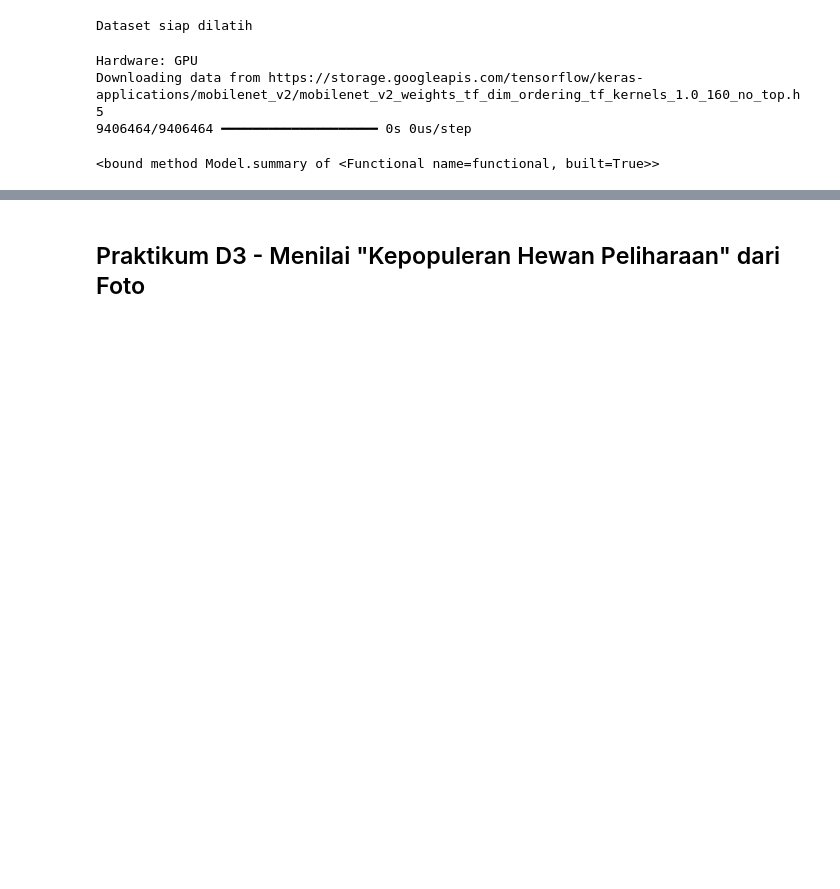
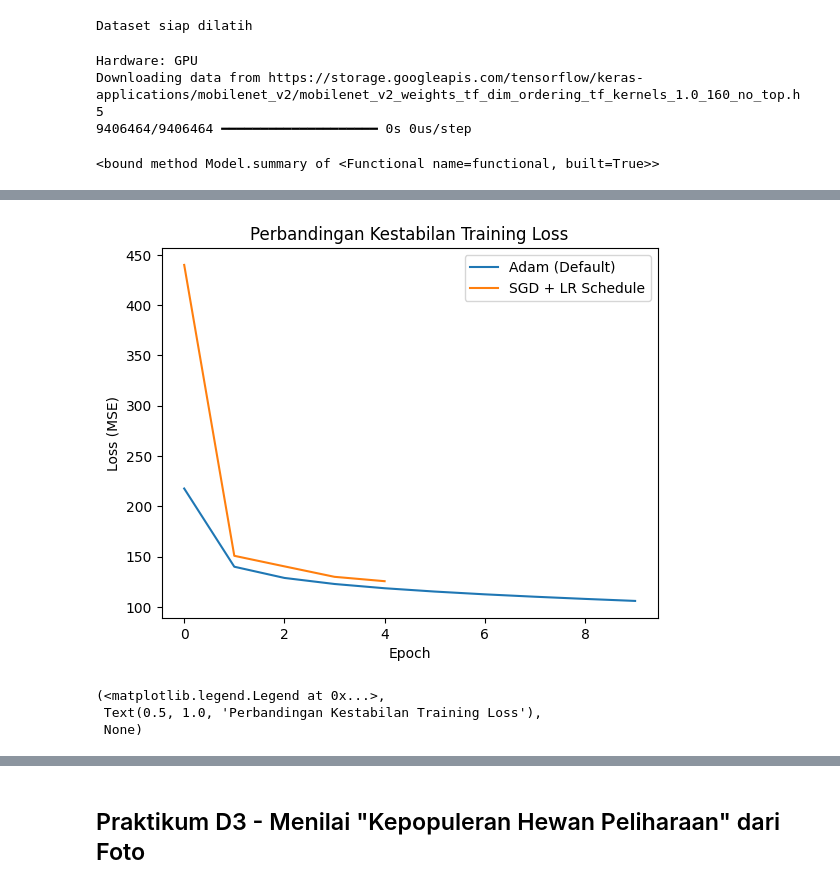
Before and after one commit to luzyi0/2025-Vision_Computer_TI2B, a Jupyter notebook: PRAKTIKUM04.ipynb, the cells around one changed output, grey strips where cells are left out. Cells and saved outputs as stored; diff of their text form; code cells hidden in the pictures; blank space fills up the shorter version.

```diff
--- a/PRAKTIKUM04.ipynb
+++ b/PRAKTIKUM04.ipynb
@@ -376,0 +518,34 @@ plt.show()
+# %%
+from tensorflow.keras.optimizers.schedules import ExponentialDecay
+from tensorflow.keras.optimizers import SGD
+import matplotlib.pyplot as plt
+
+lr_schedule = ExponentialDecay(
+    initial_learning_rate=1e-3,
+    decay_steps=1000,
+    decay_rate=0.9
+)
+optimizer_sgd = SGD(learning_rate=lr_schedule, momentum=0.9)
+
+base_opt = tf.keras.applications.MobileNetV2(
+    include_top=False, input_shape=(IMG_SIZE, IMG_SIZE, 3), weights='imagenet'
+)
+base_opt.trainable = False
+
+inputs = tf.keras.Input((IMG_SIZE, IMG_SIZE, 3))
+x = tf.keras.applications.mobilenet_v2.preprocess_input(inputs * 255.)
+x = base_opt(x, training=False)
+x = tf.keras.layers.GlobalAveragePooling2D()(x)
+x = tf.keras.layers.Dense(128, activation='relu')(x)
+out = tf.keras.layers.Dense(1)(x)
+model_opt = tf.keras.Model(inputs, out)
+
+model_opt.compile(optimizer=optimizer_sgd, loss='mse', metrics=['mae'])
+history_opt = model_opt.fit(train_ds, validation_data=test_ds, epochs=5, verbose=1)
+
+# Visualisasi kestabilan loss
+plt.plot(history.history['loss'], label='Adam (Default)')
+plt.plot(history_opt.history['loss'], label='SGD + LR Schedule')
+plt.xlabel("Epoch"), plt.ylabel("Loss (MSE)")
+plt.legend(), plt.title("Perbandingan Kestabilan Training Loss"), plt.show()
+# %% [output]
@@ -376,0 +562,4 @@ plt.show()
+[figure, added]
+(<matplotlib.legend.Legend at 0x...>,
+ Text(0.5, 1.0, 'Perbandingan Kestabilan Training Loss'),
+ None)
```
Also changed, not shown: parts of 33 cells of this notebook.
